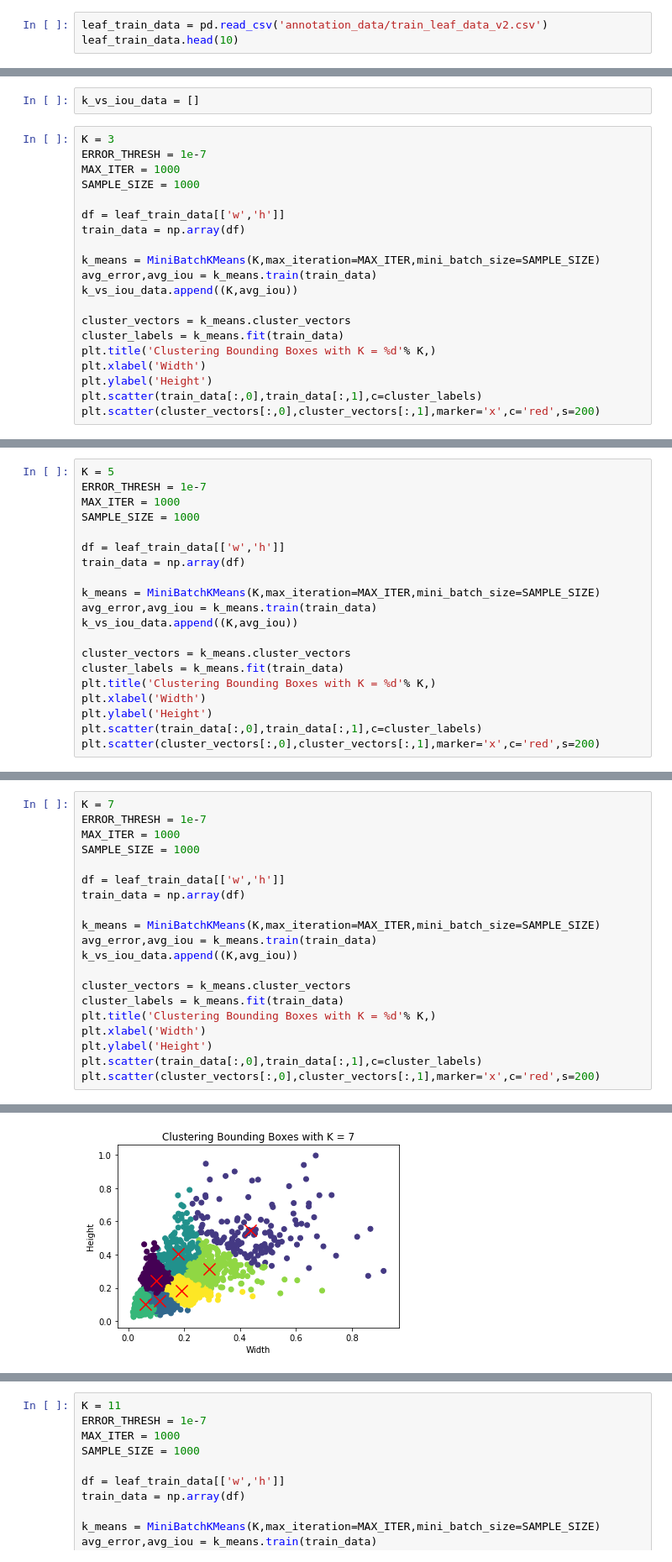
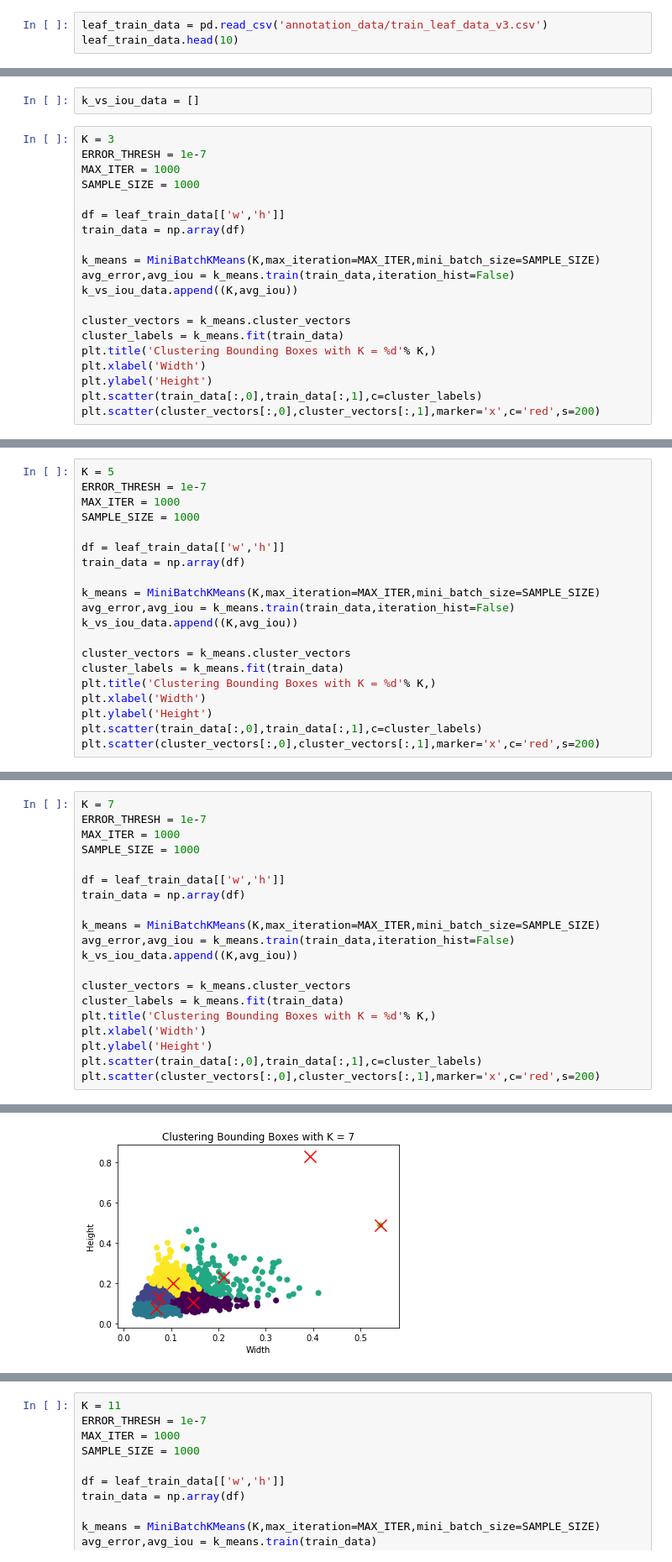
Before and after one commit to siddharthgawas-zz/yolo_v2_iteration2, a Jupyter notebook: k-means-run.ipynb, the cells around one changed output, grey strips where cells are left out. Shown at 84% size. Cells and saved outputs as stored; diff of their text form.

```diff
--- a/k-means-run.ipynb
+++ b/k-means-run.ipynb
@@ -454,7 +309,7 @@ import matplotlib.pyplot as plt
 from k_means import KMeans
 from mini_batch_kmeans import MiniBatchKMeans
 # %%
-leaf_train_data = pd.read_csv('annotation_data/train_leaf_data_v2.csv')
+leaf_train_data = pd.read_csv('annotation_data/train_leaf_data_v3.csv')
 leaf_train_data.head(10)
 # %% [output]
 |  | image_path | label | xmin | ymin | xmax | ymax | xc | yc | w | h |
@@ -480,7 +335,7 @@ df = leaf_train_data[['w','h']]
 train_data = np.array(df)
 
 k_means = MiniBatchKMeans(K,max_iteration=MAX_ITER,mini_batch_size=SAMPLE_SIZE)
-avg_error,avg_iou = k_means.train(train_data)
+avg_error,avg_iou = k_means.train(train_data,iteration_hist=False)
 k_vs_iou_data.append((K,avg_iou))
 
 cluster_vectors = k_means.cluster_vectors
@@ -520,7 +360,7 @@ df = leaf_train_data[['w','h']]
 train_data = np.array(df)
 
 k_means = MiniBatchKMeans(K,max_iteration=MAX_ITER,mini_batch_size=SAMPLE_SIZE)
-avg_error,avg_iou = k_means.train(train_data)
+avg_error,avg_iou = k_means.train(train_data,iteration_hist=False)
 k_vs_iou_data.append((K,avg_iou))
 
 cluster_vectors = k_means.cluster_vectors
@@ -560,7 +385,7 @@ df = leaf_train_data[['w','h']]
 train_data = np.array(df)
 
 k_means = MiniBatchKMeans(K,max_iteration=MAX_ITER,mini_batch_size=SAMPLE_SIZE)
-avg_error,avg_iou = k_means.train(train_data)
+avg_error,avg_iou = k_means.train(train_data,iteration_hist=False)
 k_vs_iou_data.append((K,avg_iou))
 
 cluster_vectors = k_means.cluster_vectors
@@ -591,5 +401,5 @@ Data has been fitted
 <matplotlib.collections.PathCollection at 0x...>
-[figure, old version]
+[figure, new version]
 # %%
 k_means.cluster_vectors.reshape(-1)
 # %% [output]
```
Also changed, not shown: parts of 26 cells of this notebook, 8 other files.
